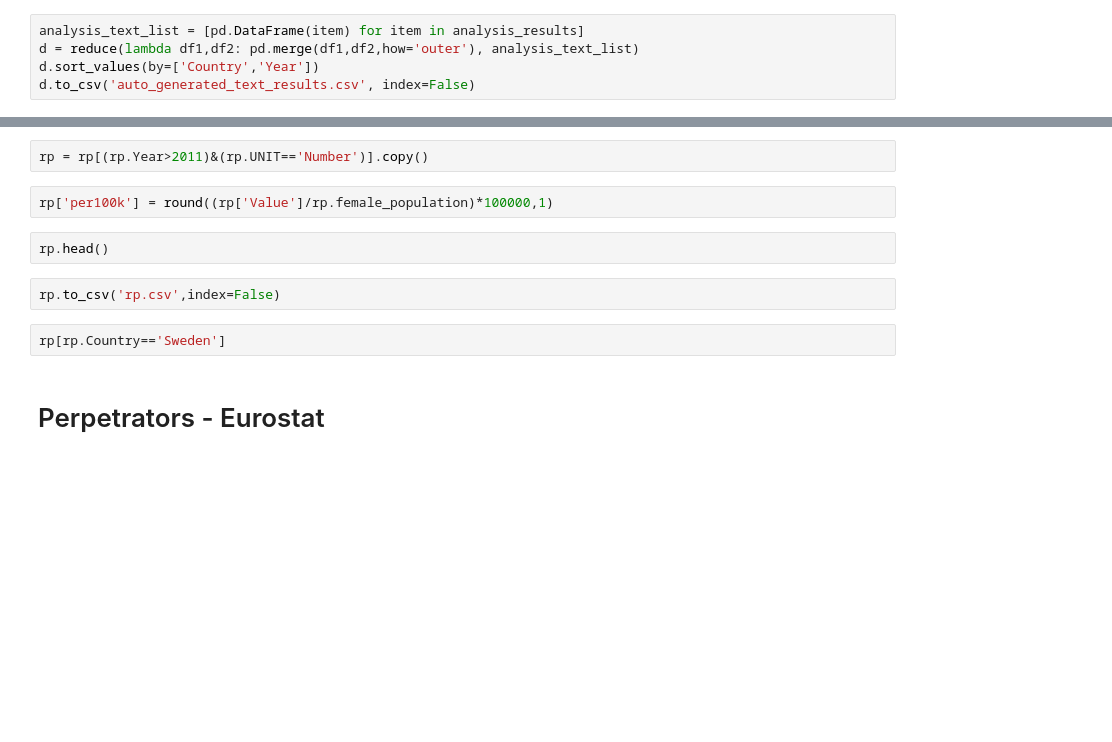
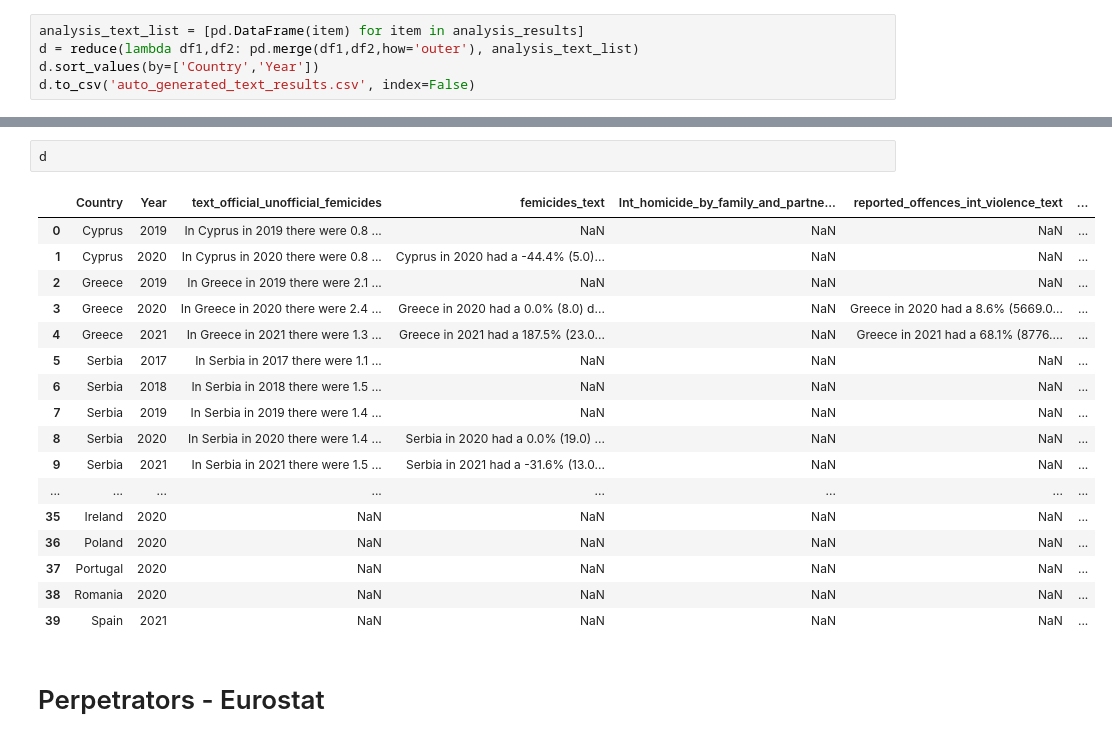
Before and after one commit to troboukis/FEMICIDES, a Jupyter notebook: Analysis.ipynb, the cells around one changed output, grey strips where cells are left out. Cells and saved outputs as stored; diff of their text form; blank space fills up the shorter version.

```diff
--- a/Analysis.ipynb
+++ b/Analysis.ipynb
@@ -1237,13 +1220,23 @@ rp = pd.merge(df[['Country','Year','female_population','Female deaths']], rape_v
-# %%
-rp = rp[(rp.Year>2011)&(rp.UNIT=='Number')].copy()
-# %%
-rp['per100k'] = round((rp['Value']/rp.female_population)*100000,1)
-# %%
-rp.head()
-# %%
-rp.to_csv('rp.csv',index=False)
-# %%
-rp[rp.Country=='Sweden']
+# %%
+d
+# %% [output]
+|  | Country | Year | text_official_unofficial_femicides | femicides_text | Int_homicide_by_family_and_partne... | reported_offences_int_violence_text | ... |
+| 0 | Cyprus | 2019 | In Cyprus in 2019 there were 0.8 ... | NaN | NaN | NaN | ... |
+| 1 | Cyprus | 2020 | In Cyprus in 2020 there were 0.8 ... | Cyprus in 2020 had a -44.4% (5.0)... | NaN | NaN | ... |
+| 2 | Greece | 2019 | In Greece in 2019 there were 2.1 ... | NaN | NaN | NaN | ... |
+| 3 | Greece | 2020 | In Greece in 2020 there were 2.4 ... | Greece in 2020 had a 0.0% (8.0) d... | NaN | Greece in 2020 had a 8.6% (5669.0... | ... |
+| 4 | Greece | 2021 | In Greece in 2021 there were 1.3 ... | Greece in 2021 had a 187.5% (23.0... | NaN | Greece in 2021 had a 68.1% (8776.... | ... |
+| 5 | Serbia | 2017 | In Serbia in 2017 there were 1.1 ... | NaN | NaN | NaN | ... |
+| 6 | Serbia | 2018 | In Serbia in 2018 there were 1.5 ... | NaN | NaN | NaN | ... |
+| 7 | Serbia | 2019 | In Serbia in 2019 there were 1.4 ... | NaN | NaN | NaN | ... |
+| 8 | Serbia | 2020 | In Serbia in 2020 there were 1.4 ... | Serbia in 2020 had a 0.0% (19.0) ... | NaN | NaN | ... |
+| 9 | Serbia | 2021 | In Serbia in 2021 there were 1.5 ... | Serbia in 2021 had a -31.6% (13.0... | NaN | NaN | ... |
+| ... | ... | ... | ... | ... | ... | ... | ... |
+| 35 | Ireland | 2020 | NaN | NaN | NaN | NaN | ... |
+| 36 | Poland | 2020 | NaN | NaN | NaN | NaN | ... |
+| 37 | Portugal | 2020 | NaN | NaN | NaN | NaN | ... |
+| 38 | Romania | 2020 | NaN | NaN | NaN | NaN | ... |
+| 39 | Spain | 2021 | NaN | NaN | NaN | NaN | ... |
 # %% [markdown]
 # Perpetrators - Eurostat
 # %%
```
Also changed, not shown: parts of 32 cells of this notebook, 1 other file.
